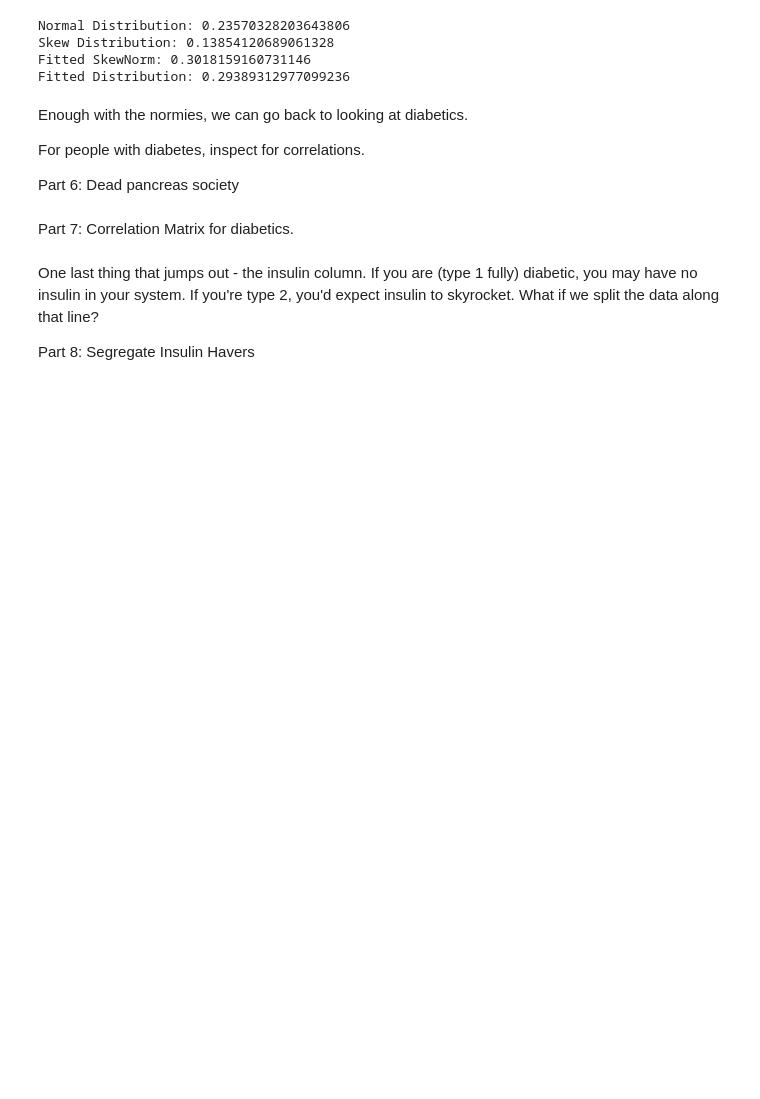
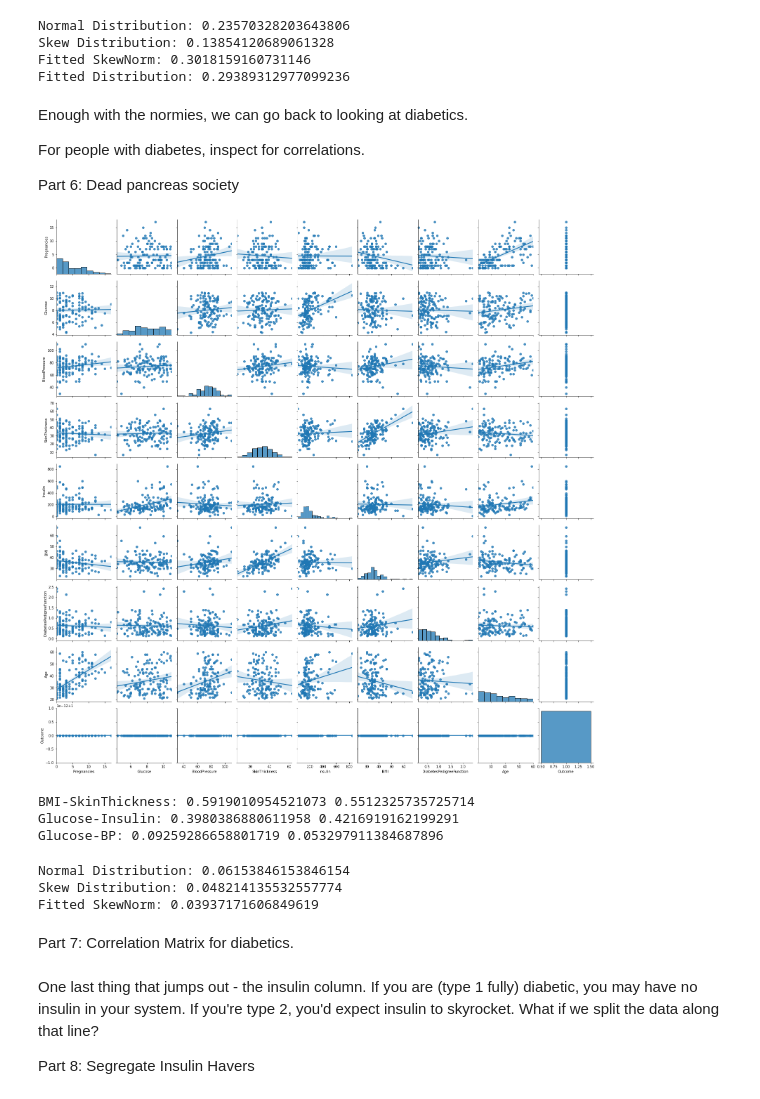
Before and after one commit to allyryry/BasicClassExamples, a Jupyter notebook: 009_Relationships_Scatter.ipynb, the cells around one changed output. Saved outputs shown, nothing was run; the diff lists cells and outputs as text; code cells hidden in the pictures; blank space fills up the shorter version.

```diff
--- a/009_Relationships_Scatter.ipynb
+++ b/009_Relationships_Scatter.ipynb
@@ -348,3 +348,8 @@ For people with diabetes, inspect for correlations.
 Part 6: Dead pancreas society
 # %%
 #Take diabetic people and look for correlations
+d_pos = d[d["Outcome"] == 1]
+sns.pairplot(d_pos, dropna=True, kind="reg")
+plt.show()
+# %% [output]
+[figure, added]
@@ -355,3 +356,25 @@ Part 6: Dead pancreas society
+# %%
+#Calculate some correleations
+print("BMI-SkinThickness:", thinkstats2.Corr(d_pos["BMI"], d_pos["SkinThickness"]), thinkstats2.SpearmanCorr(d_pos["BMI"], d_pos["SkinThickness"]))
+print("Glucose-Insulin:", thinkstats2.Corr(d_pos["Glucose"], d_pos["Insulin"]), thinkstats2.SpearmanCorr(d_pos["Glucose"], d_pos["Insulin"]))
+print("Glucose-BP:", thinkstats2.Corr(d_pos["Glucose"], d_pos["BloodPressure"]), thinkstats2.SpearmanCorr(d_pos["Glucose"], d_pos["BloodPressure"]))
+# %% [output]
+BMI-SkinThickness: 0.5919010954521073 0.5512325735725714
+Glucose-Insulin: 0.3980386880611958 0.4216919162199291
+Glucose-BP: 0.09259286658801719 0.053297911384687896
+# %%
+#How many diabetic people fall into that healthy range?
+cdfpos = thinkstats2.Cdf(d_pos["Glucose"])
+normpos = ss.norm(loc=d_pos["Glucose"].mean(), scale=d_pos["Glucose"].std())
+snpos = ss.skewnorm(loc=d_pos["Glucose"].mean(), scale=d_pos["Glucose"].std(), a=thinkstats2.PearsonMedianSkewness(d_pos["Glucose"]))
+
+print("Normal Distribution:", cdfpos.Prob(high)-cdfpos.Prob(low))
+print("Skew Distribution:", normpos.cdf(high)-normpos.cdf(low))
+print("Fitted SkewNorm:", snpos.cdf(high)-snpos.cdf(low))
+# %% [output]
+Normal Distribution: 0.06153846153846154
+Skew Distribution: 0.048214135532557774
+Fitted SkewNorm: 0.03937171606849619
 # %% [markdown]
 Part 7: Correlation Matrix for diabetics.
 # %%
```
Also changed, not shown: parts of 2 cells of this notebook.
